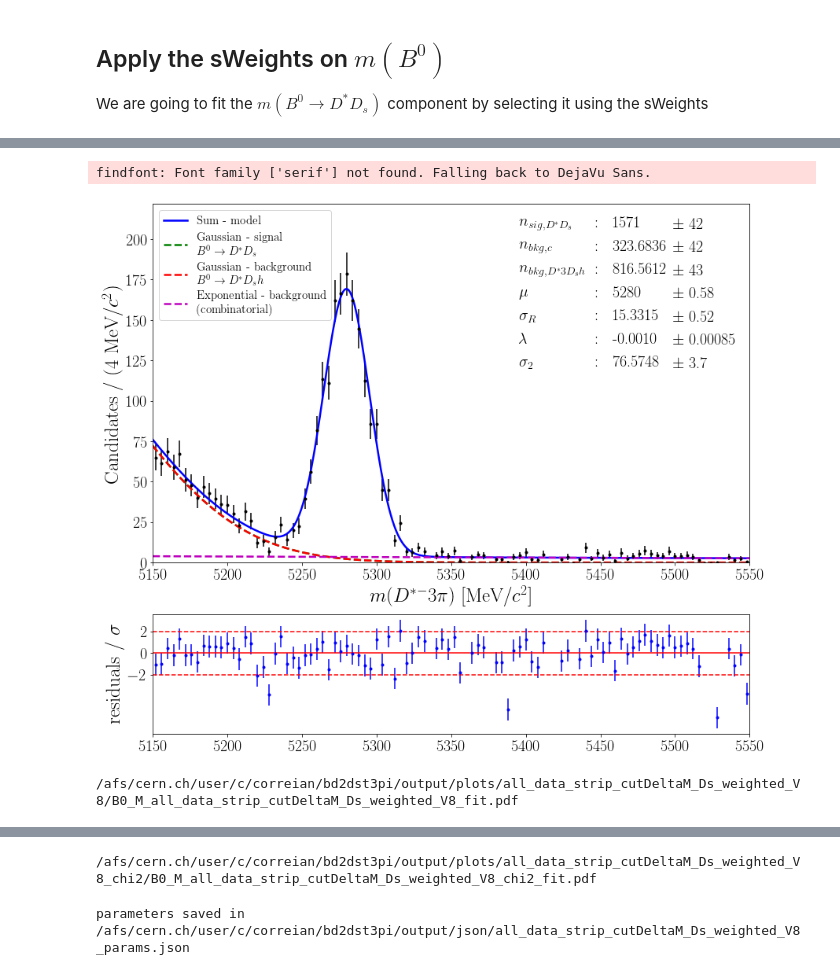
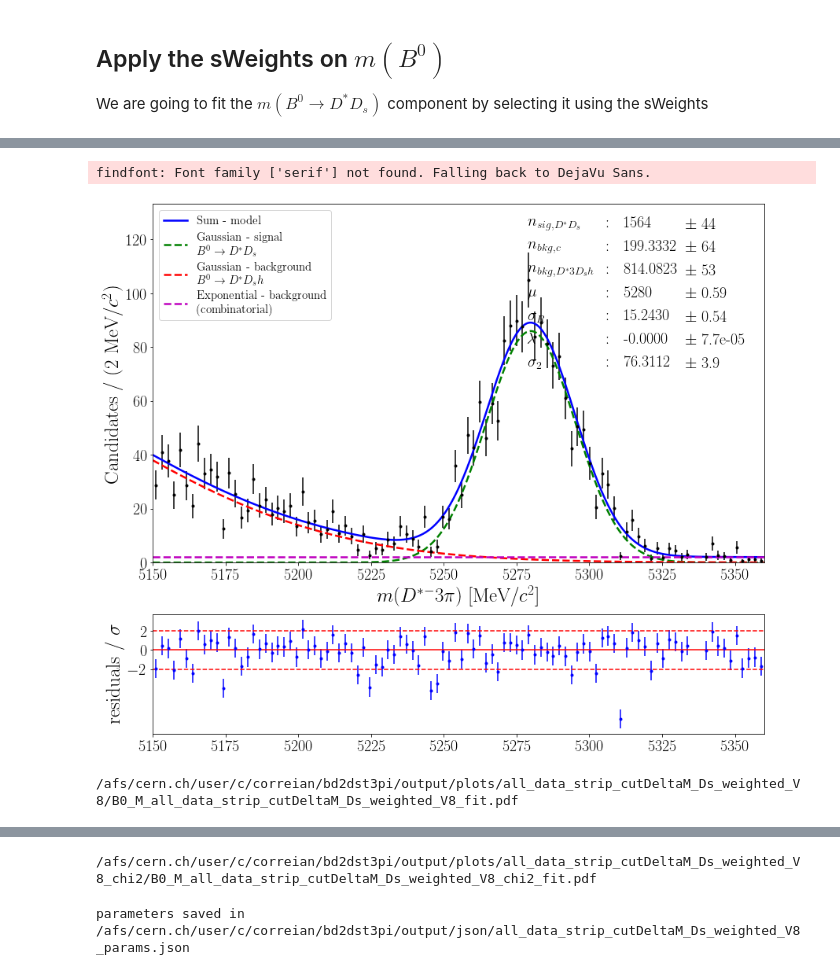
Before and after one commit to donalhill/bd2dst3pi, a Jupyter notebook: notebooks/3.Fit/V8 - with sPlots/fit_all_data_Ds_V8.ipynb, the cells around one changed output, grey strips where cells are left out. Cells and saved outputs as stored; diff of their text form; code cells hidden in the pictures.

```diff
--- a/notebooks/3.Fit/V8 - with sPlots/fit_all_data_Ds_V8.ipynb
+++ b/notebooks/3.Fit/V8 - with sPlots/fit_all_data_Ds_V8.ipynb
@@ -212,8 +214,8 @@ plt.close()
 We are going to fit the $m\left(B^0 \to D^* D_s\right)$ component by selecting it using the sWeights
 # %%
 name_data = 'all_data_strip_cutDeltaM_Ds_V8'
-low = 5150.
-high = 5550.
+low_B0Ds = 5150.
+high_B0Ds = 5360.
 # %%
 weights =  fct.retrieve_pickle(name_data)
 # %%
@@ -242,7 +244,7 @@ name_data = 'all_data_strip_cutDeltaM_Ds_weighted_V8'
 with open(f'{loc.JSON}/data_strip_p/all_data_strip_params.json', 'r') as f:
     mu2_p = json.load(f)['mu2']
 # %%
-n_events_B0Ds = len(df_Ds.query(f'B0_M > {low} and B0_M < {high}'))
+n_events_B0Ds = len(df_Ds.query(f'B0_M > {low_B0Ds} and B0_M < {high_B0Ds}'))
 
 n_sig_k = 1600
 n_bkg_k = 300
@@ -262,15 +264,18 @@ n_bkg2_k = 800
 
 initial_values_B0Ds = {
     # Signal
-    'mu_B0Ds'       :{ 'value': 5279.                         , 'low': 5279.-5.       , 'high': 5279.+5.             , 'floating': True},
-    'sigma_B0Ds'    :{ 'value': 17.9                          , 'low': 17.-10.        , 'high': 17.+10.              , 'floating': True},
+    'mu_B0Ds'       :{ 'value': 5279.                         , 'low': 5279.-4.       , 'high': 5279.+4.             , 'floating': True},
+    'sigma_B0Ds'    :{ 'value': 15.                           , 'low': 15.-5.        , 'high': 15.+5.              , 'floating': True},
+#     'muR_B0Ds'       :{ 'value': 5279.                         , 'low': 5279.-5.       , 'high': 5279.+5.             , 'floating': True},
+#     'sigmaR_B0Ds'    :{ 'value': 17.9                          , 'low': 17.-10.        , 'high': 17.+10.              , 'floating': True},
 #     'alphaL_B0Ds'   :{ 'value': 3.4                           , 'low': 0.1            , 'high': None                 , 'floating': True},
 #     'alphaR_B0Ds'   :{ 'value': 0.1                           , 'low': 0.             , 'high': 5.                   , 'floating': True},
 #     'nL_B0Ds'       :{ 'value': 1.8                           , 'low': None           , 'high': 10.                  , 'floating': True},
 #     'nR_B0Ds'       :{ 'value': 20.                           , 'low': 0.1            , 'high': 70.                  , 'floating': True},
+#     'frac'          :{ 'value': 0.5                           , 'low': 0.1            , 'high': 10                   , 'floating': True},
     'n_sig_B0Ds'    :{ 'value': n_sig_k                       , 'low': 0              , 'high': n_events_B0Ds        , 'floating': True},
     # Combinatorial background
-    'lambda_B0Ds'   :{ 'value': -0.0001                       , 'low': -0.001        , 'high': -0.000001            , 'floating': True},
+    'lambda_B0Ds'   :{ 'value': -0.0001                       , 'low': -0.1           , 'high': -0.000001            , 'floating': True},
     'n_bkg_B0Ds'    :{ 'value': n_bkg_k                       , 'low': 0              , 'high': n_events_B0Ds        , 'floating': True},
     # Partially reconstructed particles
     'mu2_B0Ds'      :{ 'value': mu2_p                         , 'low': 4800.          , 'high': 5150.                , 'floating': False},
@@ -278,18 +283,15 @@ initial_values_B0Ds = {
     'n_bkg2_B0Ds'   :{ 'value': n_bkg2_k                      , 'low': 0              , 'high': n_events_B0Ds        , 'floating': True},
 }
 # %%
-obs_B0Ds = zfit.Space("x", limits=(low, high))
+obs_B0Ds = zfit.Space("x", limits=(low_B0Ds, high_B0Ds))
 
 zparams_B0Ds = {}
 for var in initial_values_B0Ds.keys():
-    try:
-        zparams_B0Ds[var] = zfit.Parameter(var,
+    zparams_B0Ds[var] = zfit.Parameter(var,
                                       initial_values_B0Ds[var]['value'],
                                       initial_values_B0Ds[var]['low'],
                                       initial_values_B0Ds[var]['high'],
                                       floating = initial_values_B0Ds[var]['floating'])
-    except:
-        pass
     #print(zparams[var])
 # %%
 # doubleCB_B0Ds = zfit.pdf.DoubleCB(zparams_B0Ds['mu_B0Ds'], zparams_B0Ds['sigma_B0Ds'],
@@ -387,26 +396,26 @@ name_params_B0Ds = {
 }
 # %%
 name_data_plot = name_data
-plot_hist_fit_particle(df_Ds,'B0_M', models = [model_B0Ds, gaussian_B0Ds_ext, gaussian_B0Ds_ext, exponential_B0Ds_ext],
+plot_hist_fit_particle(df_Ds,'B0_M', models = [model_B0Ds, gaussianS_B0Ds_ext, gaussian_B0Ds_ext, exponential_B0Ds_ext],
                        name_models = [None, '\n $B^0\\to D^*D_s$','\n $B^0\\to D^*D_s h$',
                                       '\n (combinatorial)'],
                        obs=obs_B0Ds, n_bins = 100,mode_hist = False,
                        name_data = name_data_plot,
                        colors=['b','g','r','m','cyan','y'], weights=weights.sig,
                        params=params_B0Ds,name_params=name_params_B0Ds,
                        colWidths=[0.07,0.01,0.05,0.06],
                        fontsize_leg=15)
 name_data_plot = name_data + '_chi2'
-plot_hist_fit_particle(df_Ds,'B0_M', models = [model_B0Ds, gaussian_B0Ds_ext, gaussian_B0Ds_ext, exponential_B0Ds_ext],
+plot_hist_fit_particle(df_Ds,'B0_M', models = [model_B0Ds, gaussianS_B0Ds_ext, gaussian_B0Ds_ext, exponential_B0Ds_ext],
                        name_models = [None, '\n $B^0\\to D^*D_s$','\n $B^0\\to D^*D_s h$',
                                       '\n (combinatorial)'],
                        obs=obs_B0Ds, n_bins = 100,mode_hist = False,
                        name_data = name_data_plot,
                        colors=['b','g','r','m','cyan','y'], weights=weights.sig,
                        params=params_B0Ds,name_params=name_params_B0Ds, show_chi2=True,
                        colWidths=[0.07,0.01,0.05,0.06],
                        fontsize_leg=15)
 # %% [output]
 findfont: Font family ['serif'] not found. Falling back to DejaVu Sans.
-[figure, old version]
+[figure, new version]
 /afs/cern.ch/user/c/correian/bd2dst3pi/output/plots/all_data_strip_cutDeltaM_Ds_weighted_V8/B0_M_all_data_strip_cutDeltaM_Ds_weighted_V8_fit.pdf
```
Also changed, not shown: parts of 8 cells of this notebook, 5 other files.
